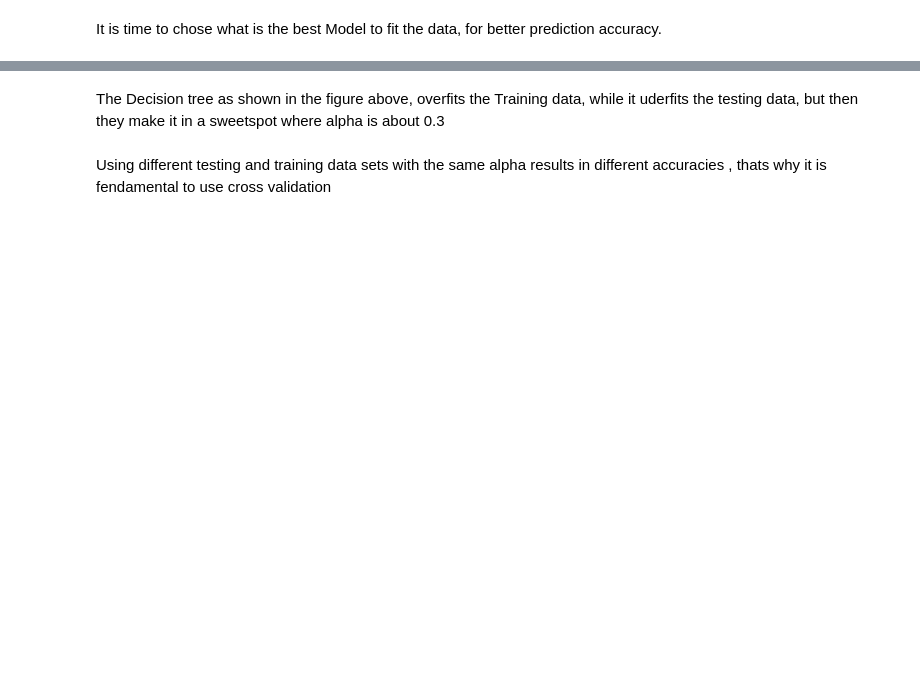
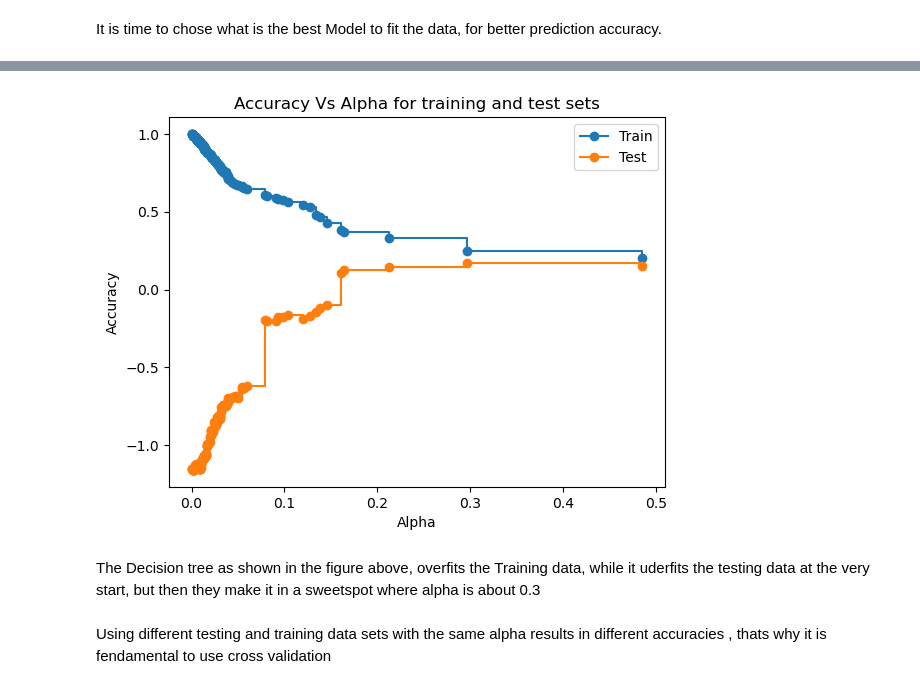
Before and after one commit to fatima-zahra20/Student-Performance, a Jupyter notebook: ModelSelection.ipynb, the cells around one changed output, grey strips where cells are left out. Drawn from its saved outputs; the diff is of its cells as text; code cells hidden in the pictures; blank space fills up the shorter version.

```diff
--- a/ModelSelection.ipynb
+++ b/ModelSelection.ipynb
@@ -47,29 +111,31 @@ plt.show()
 # %%
-path = rt.cost_complexity_pruning_path(X_train, y_train)
+path = dt.cost_complexity_pruning_path(X_train, y_train)
 ccp_alphas = path.ccp_alphas
 ccp_alphas = ccp_alphas[:-1]
 
-rts = []
+dts = []
 
 
 for alpha in ccp_alphas:
-    rt = DecisionTreeRegressor(random_state=0, ccp_alpha=alpha)
-    rt.fit(X_train, y_train)
-    rts.append(rt)
+    dt = DecisionTreeRegressor(random_state=0, ccp_alpha=alpha)
+    dt.fit(X_train, y_train)
+    dts.append(dt)
 # %%
-train_scores = [rt.score(X_train, y_train) for rt in rts]
-test_scores = [rt.score(X_test, y_test) for rt in rts]
+train_scores = [dt.score(X_train, y_train) for dt in dts]
+test_scores = [dt.score(X_test, y_test) for dt in dts]
 
 fig, ax= plt.subplots()
 ax.set_xlabel("Alpha")
 ax.set_ylabel("Accuracy")
 ax.set_title("Accuracy Vs Alpha for training and test sets")
 ax.plot(ccp_alphas, train_scores, marker = 'o',label = 'Train', drawstyle = 'steps-post')
 ax.plot(ccp_alphas, test_scores, marker = 'o', label = 'Test', drawstyle = 'steps-post')
 ax.legend()
 plt.show()
+# %% [output]
+[figure, added]
 # %% [markdown]
-The Decision tree as shown in the figure above, overfits the Training data, while it uderfits the testing data, but then they make it in a sweetspot where alpha is about 0.3
+The Decision tree as shown in the figure above, overfits the Training data, while it uderfits the testing data at the very start, but then they make it in a sweetspot where alpha is about 0.3
 # %% [markdown]
 Using different testing and training data sets with the same alpha results in different accuracies , thats why it is fendamental to use cross validation
 # %%
```
Also changed, not shown: parts of 22 cells of this notebook.
